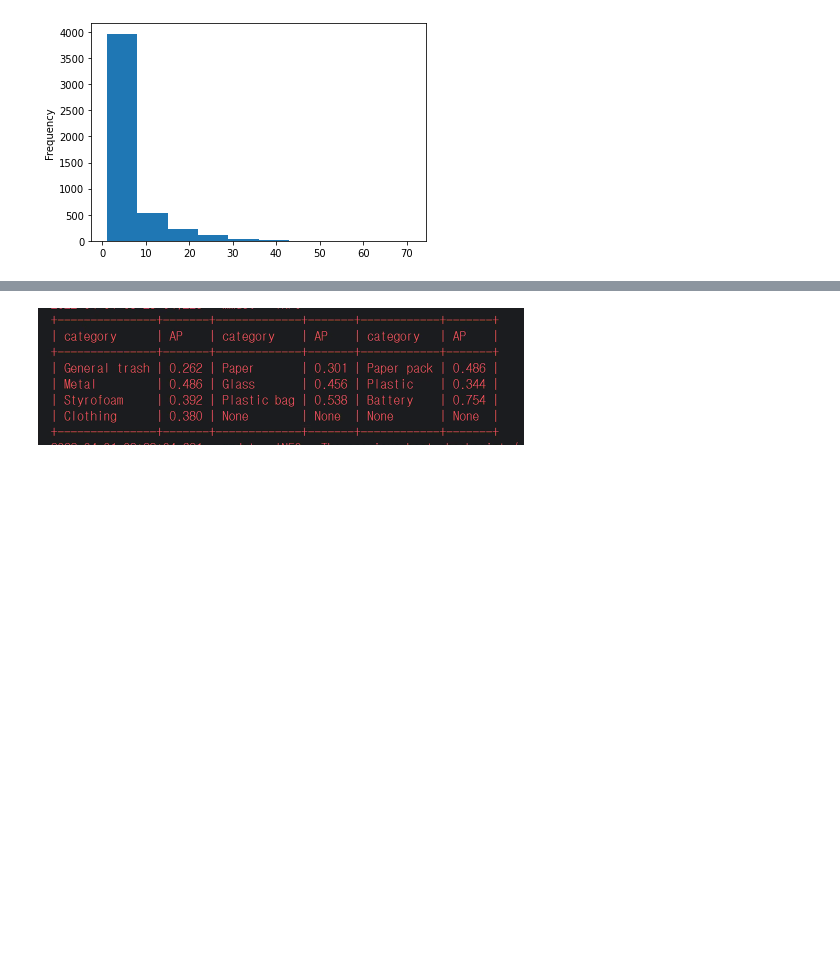
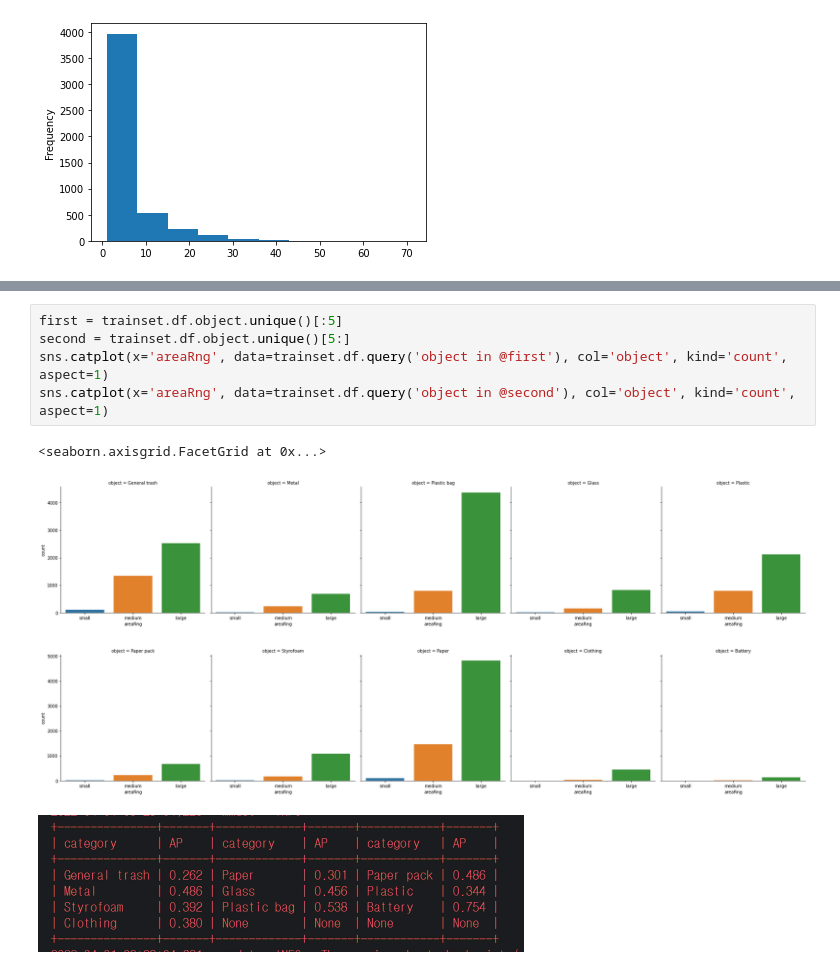
Before and after one commit to chldyddnjs/level2-object-detection-level2-cv-12, a Jupyter notebook: hongrok/EDA/trash.ipynb, the cells around one changed output, grey strips where cells are left out. Drawn from its saved outputs; the diff is of its cells as text; blank space fills up the shorter version.

```diff
--- a/hongrok/EDA/trash.ipynb
+++ b/hongrok/EDA/trash.ipynb
@@ -160,3 +173,12 @@ trainset.df.groupby('image_id')['object'].count().plot.hist()
+# %%
+first = trainset.df.object.unique()[:5]
+second = trainset.df.object.unique()[5:]
+sns.catplot(x='areaRng', data=trainset.df.query('object in @first'), col='object', kind='count', aspect=1)
+sns.catplot(x='areaRng', data=trainset.df.query('object in @second'), col='object', kind='count', aspect=1)
+# %% [output]
+<seaborn.axisgrid.FacetGrid at 0x...>
+[figure, added]
+[figure, added]
 # %% [markdown]
 ![image.png](attachment:53f9d487-2220-40a0-8553-ffe1a91beb83.png)
 # %%
```
Also changed, not shown: parts of 3 cells of this notebook, 52 other files.
